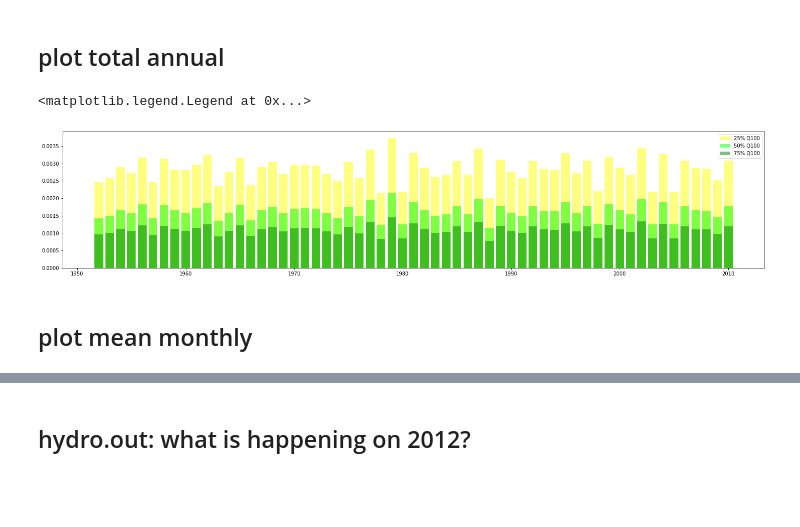
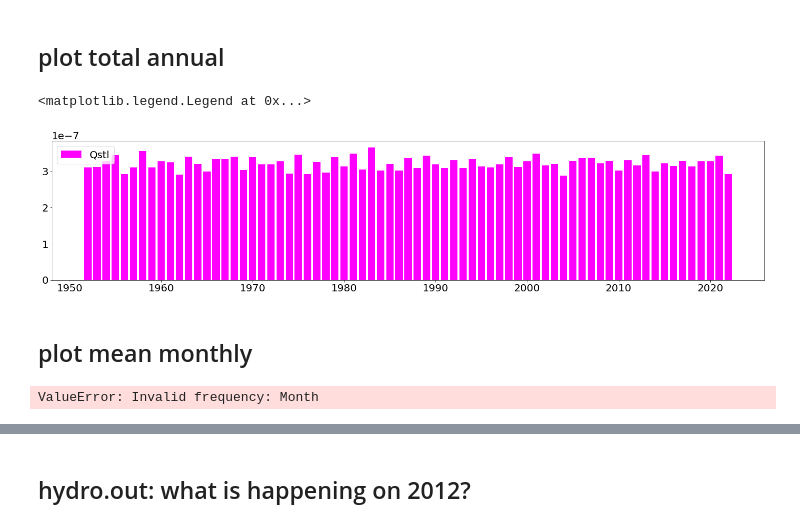
Before and after one commit to varyabazilova/sedcas_sediments_hma, a Jupyter notebook: downscaling_simple/plots.ipynb, the cells around one changed output, grey strips where cells are left out. Drawn from its saved outputs; the diff is of its cells as text; code cells hidden in the pictures; blank space fills up the shorter version.

```diff
--- a/downscaling_simple/plots.ipynb
+++ b/downscaling_simple/plots.ipynb
@@ -72,12 +72,12 @@ plt.tight_layout()
 # %%
 path = '/Users/varyabazilova/Desktop/paper2/downscaling_simple/'
 
-Sed_tl = pd.read_csv(path + 'transport_limited/langtang/cellnr19/Sediment.out')
+Sed_tl = pd.read_csv(path + 'transport_limited/langtang/cellnr21/Sediment.out')
 
-Sed_mean      = pd.read_csv(path + 'supply_limited/langtang_annual_mean/cellnr19/Sediment.out')
-Sed_percent25 = pd.read_csv(path + 'supply_limited/langtang_annuall_mean25percent/cellnr19/Sediment.out')
-Sed_percent50 = pd.read_csv(path + 'supply_limited/langtang_annuall_mean50percent/cellnr19/Sediment.out')
-Sed_percent75 = pd.read_csv(path + 'supply_limited/langtang_annuall_mean75percent/cellnr19/Sediment.out')
+Sed_mean      = pd.read_csv(path + 'supply_limited/langtang_annual_mean/cellnr21/Sediment.out')
+Sed_percent25 = pd.read_csv(path + 'supply_limited/langtang_annuall_mean25percent/cellnr21/Sediment.out')
+Sed_percent50 = pd.read_csv(path + 'supply_limited/langtang_annuall_mean50percent/cellnr21/Sediment.out')
+Sed_percent75 = pd.read_csv(path + 'supply_limited/langtang_annuall_mean75percent/cellnr21/Sediment.out')
 
 
-Sed_100m3 = pd.read_csv(path + 'supply_limited/langtang100m3/cellnr1/Sediment.out')
+# Sed_100m3 = pd.read_csv(path + 'supply_limited/langtang100m3/cellnr/Sediment.out')
@@ -110,5 +111,6 @@ plt.legend()
 # %%
 endindex = 200000
+plt.rcParams.update({'font.size': 20})
 
 plt.figure(figsize = (25, 5))
 
@@ -120,10 +122,11 @@ plt.figure(figsize = (25, 5))
 # Sed_percent50.Q100[1000:].plot(label = '50%')
 # Sed_percent75.Q100[1000:].plot(label = '75%')
 
-Sed_percent25.sc[1000:].plot(label = 'sc 25%')
-Sed_percent50.sc[1000:].plot(label = 'sc 50%')
-Sed_percent75.sc[1000:].plot(label = 'sc 75%')
+Sed_percent25.sc[1000:100000].plot(label = 'sc 25%')
+Sed_percent50.sc[1000:100000].plot(label = 'sc 50%')
+Sed_percent75.sc[1000:100000].plot(label = 'sc 75%')
 
 # Sed_100m3.sc.plot(label = 'sc 100m3')
 
 plt.legend()
+plt.title('sediment storage')
@@ -129,0 +136,11 @@ plt.legend()
+# %%
+endindex = 200000
+plt.rcParams.update({'font.size': 20})
+
+plt.figure(figsize = (25, 5))
+
+
+Sed_percent25.ls[1000:2000].plot(label = 'ls 25%')
+Sed_percent50.ls[1000:2000].plot(label = 'ls 50%')
+Sed_percent75.ls[1000:2000].plot(label = 'ls 75%')
+plt.legend()
@@ -159,7 +186,7 @@ def annual_sum_mean(df):
     df['D'] = pd.to_datetime(df['D'])
     df['Year'] = df['D'].dt.year
     annual_sum = df.groupby('Year').sum()
-    return annual_sum[1:-12]
+    return annual_sum[1:]
 
 Sed_mean_mean_annual      = annual_sum_mean(Sed_mean)
 Sed_percent25_mean_annual = annual_sum_mean(Sed_percent25)
@@ -173,33 +200,42 @@ Sed_percent75_mean_annual = annual_sum_mean(Sed_percent75)
 # %%
 plt.figure(figsize=(25,5))
 
 
-# sediment limited
-plt.bar(height = Sed_percent25_mean_annual.Q100, x = Sed_percent25_mean_annual.index, color = 'yellow', alpha = 0.5, label = '25% Q100')
-plt.bar(height = Sed_percent50_mean_annual.Q100, x = Sed_percent50_mean_annual.index, color = 'lime', alpha = 0.5, label = '50% Q100')
-plt.bar(height = Sed_percent75_mean_annual.Q100, x = Sed_percent75_mean_annual.index, color = 'green', alpha = 0.5, label = '75% Q100')
+# # sediment limited
+# plt.bar(height = Sed_percent25_mean_annual.Q100, x = Sed_percent25_mean_annual.index, color = 'yellow', alpha = 0.5, label = '25% Q100')
+# plt.bar(height = Sed_percent50_mean_annual.Q100, x = Sed_percent50_mean_annual.index, color = 'lime', alpha = 0.5, label = '50% Q100')
+# plt.bar(height = Sed_percent75_mean_annual.Q100, x = Sed_percent75_mean_annual.index, color = 'green', alpha = 0.5, label = '75% Q100')
 
 
 # transport limited
-# plt.bar(height = Sed_mean_mean_annual.Qstl, x = Sed_mean_mean_annual.index, color = 'magenta', label = 'Qstl')
+plt.bar(height = Sed_mean_mean_annual.Q100, x = Sed_mean_mean_annual.index, color = 'magenta', label = 'Qstl')
 
 
 # plt.bar(height = Sed_100m3_mean_annual.Q100, x = Sed_100m3_mean_annual.index, color = 'cyan', alpha = 0.5, label = '100m3')
 
 plt.legend()
 # %% [output]
 <matplotlib.legend.Legend at 0x...>
-[figure, old version]
+[figure, new version]
 # %% [markdown]
 ## plot mean monthly
 # %%
 
 def monthly_sum_mean(df):
     df['D'] = pd.to_datetime(df['D'])
+    df['Year'] = df['D'].dt.year
     df['Month'] = df['D'].dt.month
-    monthly_sum = df.groupby('Month').mean()
+    monthly_sum = df.resample('M').sum()
+    mean_monthly_sum = monthly_sum.groupby(monthly_sum.index.month).mean()
+
     # monthly_mean = monthly_sum.Qstl.mean()
-    return monthly_sum
+    return mean_monthly_sum
+
+
+
+
+
+
 
 
 
@@ -209,4 +245,6 @@ Sed_percent50_mean_monthly = monthly_sum_mean(Sed_percent50)
 Sed_percent75_mean_monthly = monthly_sum_mean(Sed_percent75)
 
 # Sed_100m3_mean_monthly = monthly_sum_mean(Sed_100m3)
+# %% [output]
+ValueError: Invalid frequency: Month
 # %%
```
Also changed, not shown: parts of 13 cells of this notebook, 11 other files.
